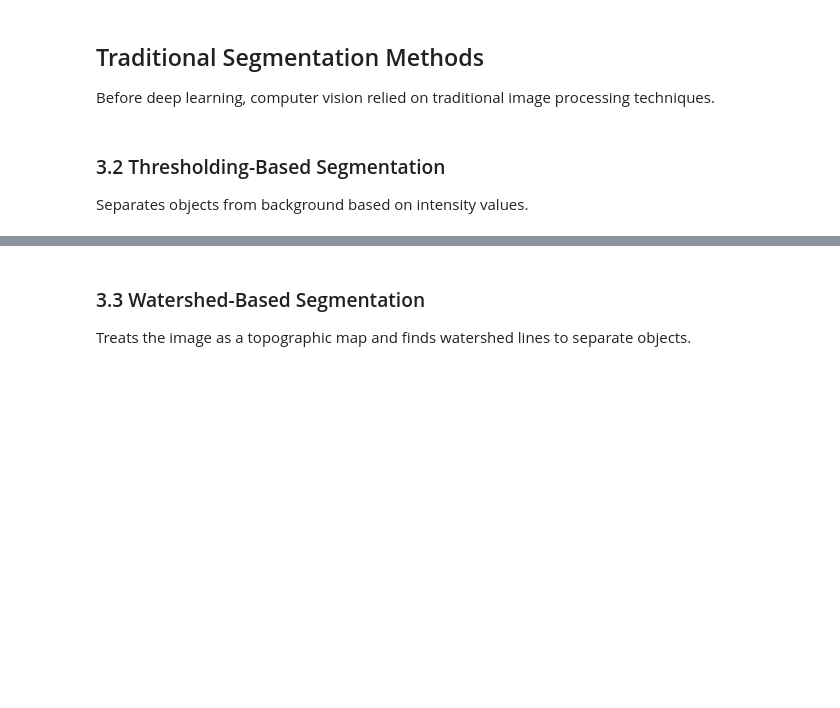
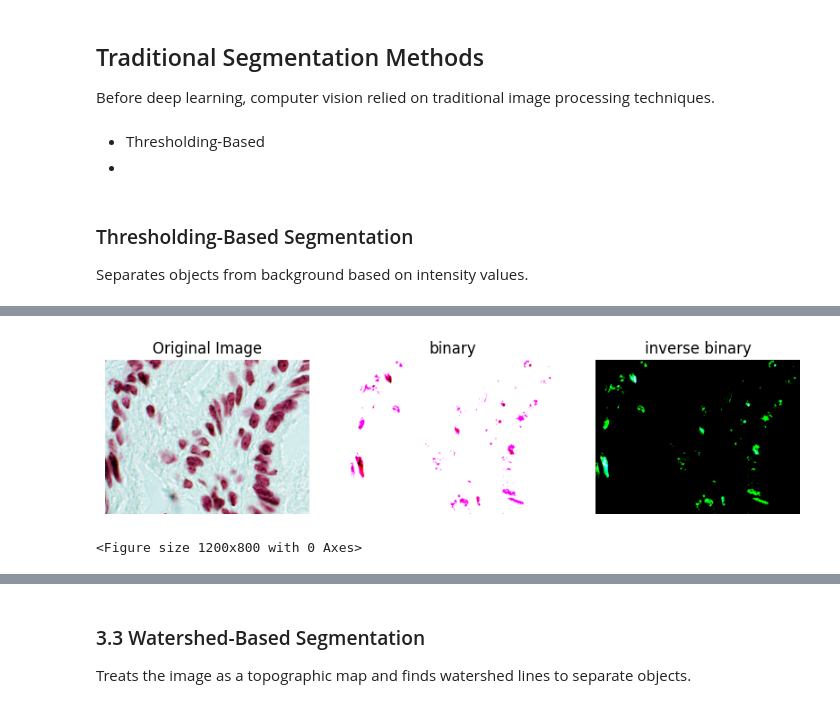
Before and after one commit to UBC-BIOMOD-Computational/Life-Science-Image-Analysis-Workshops-2025-2026, a Jupyter notebook: solutions/lab4_solution.ipynb, the cells around one changed output, grey strips where cells are left out. Saved outputs shown, nothing was run; the diff lists cells and outputs as text; code cells hidden in the pictures; blank space fills up the shorter version.

```diff
--- a/solutions/lab4_solution.ipynb
+++ b/solutions/lab4_solution.ipynb
@@ -111,6 +111,23 @@ def load_images_from_folder(folder):
     return images
 
 images = load_images_from_folder(data_folder)
+# %%
+def show_original_image_against_new_image(og_image, new_images, new_images_labels):
+    n = len(new_images)
+
+    plt.figure(figsize=(10,12))
+    plt.subplot(1, n + 1, 1)
+    plt.imshow(og_image)
+    plt.title('Original Image')
+    plt.axis('off')
+
+    for i, new_image in enumerate(new_images):
+        plt.subplot(1, n + 1, 2 + i)
+        plt.imshow(new_image)
+        plt.title(new_images_labels[i])
+        plt.axis('off')
+    plt.show()
+    plt.tight_layout()
 # %% [markdown]
 ## Traditional Segmentation Methods
 
@@ -169,5 +135,19 @@ if 'image' in locals():
+# %% [markdown]
+- Thresholding-Based
+-
 # %% [markdown]
-### 3.2 Thresholding-Based Segmentation
+### Thresholding-Based Segmentation
 Separates objects from background based on intensity values.
 # %% [markdown]
 ![image.png](attachment:ffcf0cf2-35d3-4688-a1a2-24a1e62dab87.png)
+# %%
+curr_image = images[2]
+
+threshold_value = 17
+ret, thresh = cv2.threshold(curr_image, threshold_value, 255, cv2.THRESH_BINARY)
+ret, thresh2 = cv2.threshold(curr_image, threshold_value, 255, cv2.THRESH_BINARY_INV)
+
+show_original_image_against_new_image(curr_image, [thresh, thresh2], ['binary', 'inverse binary'])
+# %% [output]
+[figure, added]
+<Figure size 1200x800 with 0 Axes>
```
Also changed, not shown: parts of 4 cells of this notebook.
